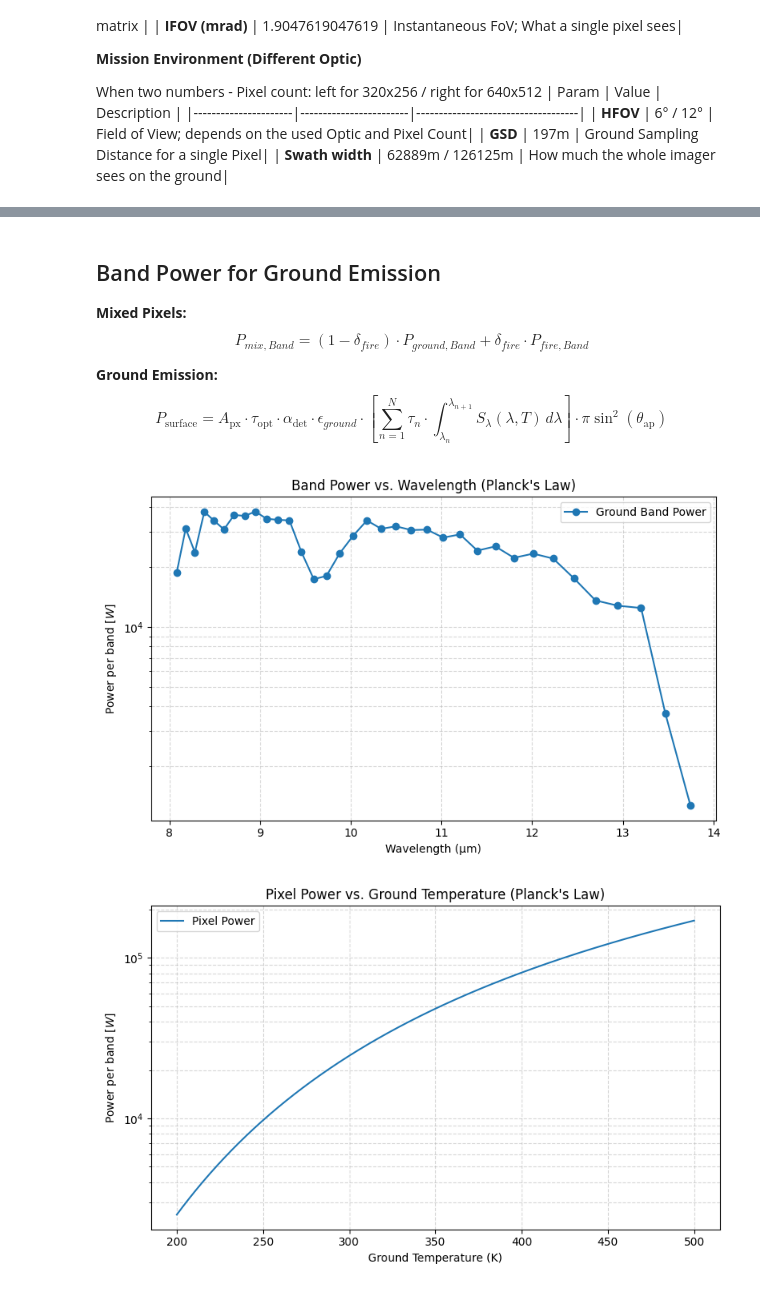
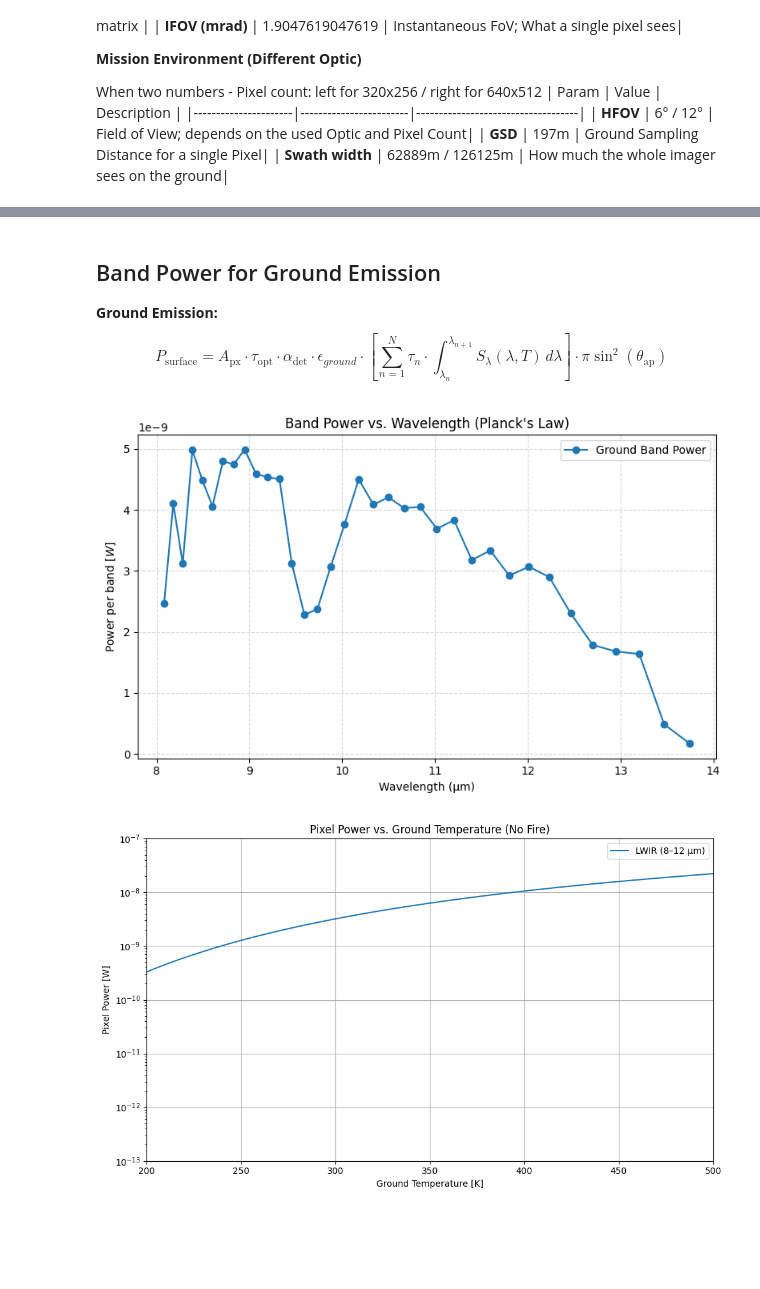
Before and after one commit to Azmi0205/Studienarbeit, a Jupyter notebook: BosonPlusSim.ipynb, the cells around one changed output, grey strips where cells are left out. Drawn from its saved outputs; the diff is of its cells as text; code cells hidden in the pictures; blank space fills up the shorter version.

Commit message:
delta fire simulation

```diff
--- a/BosonPlusSim.ipynb
+++ b/BosonPlusSim.ipynb
@@ -21,11 +21,8 @@ def planck_lambda(lmbd, T):
     Planck's law: spectral radiance per wavelength [W / (m^3 sr)]
     lmbd: wavelength in m
     T: temperature in K
-
-    Uses np.expm1 for better numerical stability without clipping.
     """
-    x = (h * c) / (lmbd * k * T)
-    return (2 * h * c**2 / lmbd**5) / np.expm1(x)
+    return (2 * h * c**2 / lmbd**5) * 1.0 / (np.exp((h * c) / (lmbd * k * T)) - 1)
 # %%
 # Wavelengths from 0.1 to 14 micrometers, avoid zero to prevent division by zero, in meters
 wavelength_um = np.linspace(0.1, 14, 1000)
@@ -189,21 +205,18 @@ def generic_band_power(band_edges, tau_atm_band, T_surface, fixed_factors, other
     return powers, powers.sum()
 # %% [markdown]
 ## Band Power for Ground Emission
-**Mixed Pixels:**
-$$P_{mix,Band} = (1 - \delta_{fire}) \cdot P_{ground,Band} + \delta_{fire} \cdot P_{fire,Band} $$
 
 **Ground Emission:**
 $$
 P_\mathrm{surface} = A_\mathrm{px} \cdot \tau_\mathrm{opt} \cdot \alpha_\mathrm{det} \cdot \epsilon_{ground} \cdot \left[ \sum_{n=1}^{N} \tau_n \cdot \int_{\lambda_n}^{\lambda_{n+1}} S_\lambda(\lambda, T)\, d\lambda \right]\cdot \pi \sin^2(\theta_\mathrm{ap})
 $$
 # %%
-fixed_factors = alpha_det * area * pi * np.sin(theta_ap)**2 * tau_op
-other_factors = 1
-n_samples = 400
-
-ground_powers, _ = generic_band_power(band_edges, tau_atm, T_fire,
-                                      fixed_factors, other_factors, False, n_samples)
-
+ground_powers, _ = generic_band_power(
+        band_edges, tau_atm, area, theta_ap=theta_ap,
+        spectral_func=planck_lambda, spectral_args=(T,),
+        factor=tau_op * alpha_det,
+        single_transmission=True
+    )
 # band_edges has length N+1 while ground_powers has length N -> use band centers for x
 band_centers_um = 0.5 * (band_edges[:-1] + band_edges[1:]) * 1e6
 
@@ -213,33 +226,37 @@ plt.plot(band_centers_um, ground_powers, marker='o', label="Ground Band Power")
 plt.xlabel("Wavelength (μm)")
 plt.ylabel(r"Power per band $[W]$")
 plt.title("Band Power vs. Wavelength (Planck's Law)")
-plt.yscale('log')
+#plt.yscale('log')
 
 plt.legend()
 plt.grid(True, which='both', linestyle='--', alpha=0.5)
 plt.tight_layout()
 plt.show()
 # %% [output]
-[figure, old version]
+[figure, new version]
 # %%
-temperatures = np.linspace(200, 500, 500);
-
 total_powers = []
 for T in temperatures:
-    _, total_power = generic_band_power(band_edges, tau_atm, T, fixed_factors, other_factors, False, n_samples);
+    _, total_power = generic_band_power(
+        band_edges, tau_atm, area, theta_ap=theta_ap,
+        spectral_func=planck_lambda, spectral_args=(T,),
+        factor=tau_op * alpha_det,
+        single_transmission=True
+    )
     total_powers.append(total_power);
 
-plt.figure(figsize=(8, 5))
-plt.plot(temperatures, total_powers, label="Pixel Power")  # x: temperature, y: power
+fig1 = plt.figure(figsize=(10, 6))
 
-plt.xlabel("Ground Temperature (K)")  # Correct x-axis label
-plt.ylabel(r"Power per band $[W]$")
-plt.title("Pixel Power vs. Ground Temperature (Planck's Law)")
-plt.yscale('log')
-
+plt.plot(temperatures, total_powers, label='LWIR (8–12 µm)')
+plt.yscale('log')  # Logarithmic scale for better visibility
+plt.xlim(200, 500)
+plt.ylim(1e-13, 1e-7)  # Adjust y-axis limits for better visibility
+plt.xlabel('Ground Temperature [K]')
+plt.ylabel('Pixel Power [W]')
+plt.title('Pixel Power vs. Ground Temperature (No Fire)')
 plt.legend()
-plt.grid(True, which='both', linestyle='--', alpha=0.5)
+plt.grid(True)
 plt.tight_layout()
 plt.show()
 # %% [output]
-[figure, old version]
+[figure, new version]
```
Also changed, not shown: parts of 14 cells of this notebook, 1 other file.
